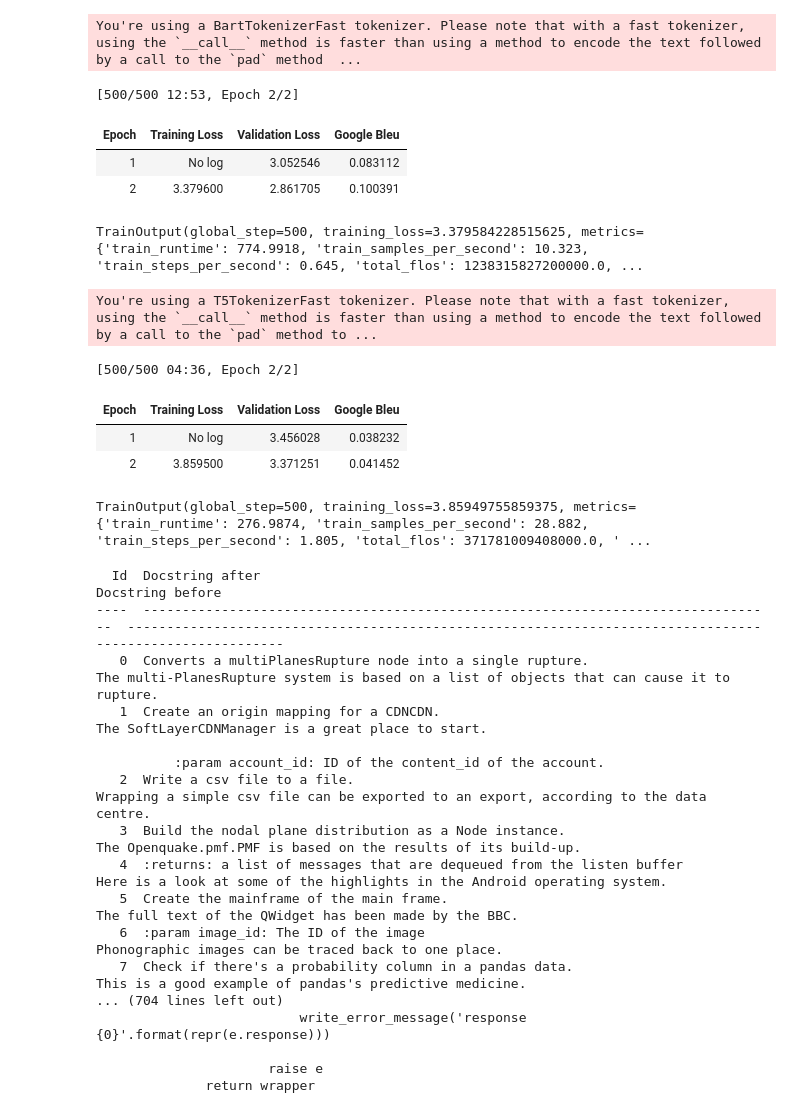
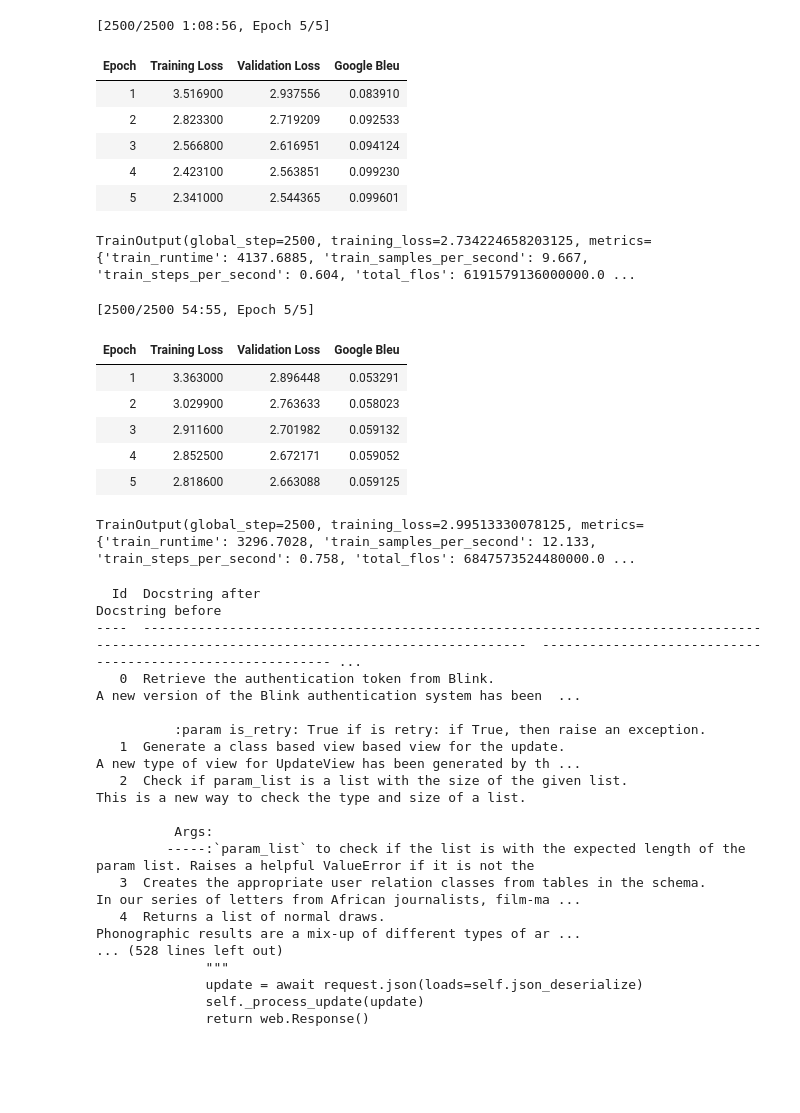
Before and after one commit to onemec/CS4120-final-project, a Jupyter notebook: main.ipynb, the cells around one changed output. Cells and saved outputs as stored; diff of their text form; code cells hidden in the pictures; blank space fills up the shorter version.

```diff
--- a/main.ipynb
+++ b/main.ipynb
@@ -28,17 +28,17 @@ from transformers import AutoModelForSeq2SeqLM, Seq2SeqTrainingArguments, Seq2Se
 
 # Prepare and tokenize dataset
 docstrings_and_code = load_dataset(
-    "code_search_net", name="python", split="train[:5000]"
+    "code_search_net", name="python", split="train[:10000]"
 )
 docstrings_and_code = docstrings_and_code.train_test_split(test_size=0.2)
 # %%
 import re
 
-t5_tokenizer = AutoTokenizer.from_pretrained("google/flan-t5-small")
+t5_tokenizer = AutoTokenizer.from_pretrained("google/flan-t5-base")
 bart_tokenizer = AutoTokenizer.from_pretrained("sshleifer/distilbart-xsum-12-3")
 
 
-def remove_docstrings(text: list[str]) -> list[str]:
+def remove_docstrings(text):
     return [re.sub(r"(['\"]{3}).*?\1", "", t, flags=re.DOTALL) for t in text]
 
 
@@ -124,41 +124,43 @@ def compute_metrics_t5(eval_preds):
 # %%
 # Load pretrained model and evaluate model after each epoch
 model_bart = AutoModelForSeq2SeqLM.from_pretrained("sshleifer/distilbart-xsum-12-3")
 data_collator_bart = DataCollatorForSeq2Seq(tokenizer=bart_tokenizer, model=model_bart)
 
 training_args_bart = Seq2SeqTrainingArguments(
     output_dir="./results_bart",
     evaluation_strategy="epoch",
     learning_rate=2e-5,
     per_device_train_batch_size=16,
     per_device_eval_batch_size=4,
     weight_decay=0.01,
     save_total_limit=3,
-    num_train_epochs=2,
+    num_train_epochs=5,
     predict_with_generate=True,
 )
 
 trainer_bart = Seq2SeqTrainer(
     model=model_bart,
     args=training_args_bart,
     train_dataset=tokenized_bart["train"],
     eval_dataset=tokenized_bart["test"],
     tokenizer=bart_tokenizer,
     data_collator=data_collator_bart,
     compute_metrics=compute_metrics_bart,
 )
 
 trainer_bart.train()
 # %% [output]
-You're using a BartTokenizerFast tokenizer. Please note that with a fast tokenizer, using the `__call__` method is faster than using a method to encode the text followed by a call to the `pad` method  ...
+[2500/2500 1:08:56, Epoch 5/5]
+| Epoch | Training Loss | Validation Loss | Google Bleu |
+| 1 | 3.516900 | 2.937556 | 0.083910 |
+| 2 | 2.823300 | 2.719209 | 0.092533 |
+| 3 | 2.566800 | 2.616951 | 0.094124 |
+| 4 | 2.423100 | 2.563851 | 0.099230 |
+| 5 | 2.341000 | 2.544365 | 0.099601 |
-[500/500 12:53, Epoch 2/2]
+TrainOutput(global_step=2500, training_loss=2.734224658203125, metrics={'train_runtime': 4137.6885, 'train_samples_per_second': 9.667, 'train_steps_per_second': 0.604, 'total_flos': 6191579136000000.0 ...
-| Epoch | Training Loss | Validation Loss | Google Bleu |
-| 1 | No log | 3.052546 | 0.083112 |
-| 2 | 3.379600 | 2.861705 | 0.100391 |
-TrainOutput(global_step=500, training_loss=3.379584228515625, metrics={'train_runtime': 774.9918, 'train_samples_per_second': 10.323, 'train_steps_per_second': 0.645, 'total_flos': 1238315827200000.0, ...
 # %%
 # (Same thing for T5) Also train and evaluate the model
-model_t5 = AutoModelForSeq2SeqLM.from_pretrained("google/flan-t5-small")
+model_t5 = AutoModelForSeq2SeqLM.from_pretrained("google/flan-t5-base")
 data_collator_t5 = DataCollatorForSeq2Seq(tokenizer=t5_tokenizer, model=model_t5)
 
 training_args_t5 = Seq2SeqTrainingArguments(
@@ -169,7 +171,7 @@ training_args_t5 = Seq2SeqTrainingArguments(
     per_device_eval_batch_size=4,
     weight_decay=0.01,
     save_total_limit=3,
-    num_train_epochs=2,
+    num_train_epochs=5,
     predict_with_generate=True,
 )
 
@@ -185,12 +187,14 @@ trainer_t5 = Seq2SeqTrainer(
 
 trainer_t5.train()
 # %% [output]
-You're using a T5TokenizerFast tokenizer. Please note that with a fast tokenizer, using the `__call__` method is faster than using a method to encode the text followed by a call to the `pad` method to ...
+[2500/2500 54:55, Epoch 5/5]
+| Epoch | Training Loss | Validation Loss | Google Bleu |
+| 1 | 3.363000 | 2.896448 | 0.053291 |
+| 2 | 3.029900 | 2.763633 | 0.058023 |
+| 3 | 2.911600 | 2.701982 | 0.059132 |
+| 4 | 2.852500 | 2.672171 | 0.059052 |
+| 5 | 2.818600 | 2.663088 | 0.059125 |
-[500/500 04:36, Epoch 2/2]
+TrainOutput(global_step=2500, training_loss=2.99513330078125, metrics={'train_runtime': 3296.7028, 'train_samples_per_second': 12.133, 'train_steps_per_second': 0.758, 'total_flos': 6847573524480000.0 ...
-| Epoch | Training Loss | Validation Loss | Google Bleu |
-| 1 | No log | 3.456028 | 0.038232 |
-| 2 | 3.859500 | 3.371251 | 0.041452 |
-TrainOutput(global_step=500, training_loss=3.85949755859375, metrics={'train_runtime': 276.9874, 'train_samples_per_second': 28.882, 'train_steps_per_second': 1.805, 'total_flos': 371781009408000.0, ' ...
 # %%
 def compare(test_samples, model, tokenizer):
     inputs = tokenizer(
@@ -240,20 +244,20 @@ print(
     tabulate(list(enumerate(test_samples["func_code_string"])), headers=["Id", "Code"])
 )
 # %% [output]
-  Id  Docstring after                                                                    Docstring before
-----  ---------------------------------------------------------------------------------  ---------------------------------------------------------------------------------------------------------
-   0  Converts a multiPlanesRupture node into a single rupture.                          The multi-PlanesRupture system is based on a list of objects that can cause it to rupture.
-   1  Create an origin mapping for a CDNCDN.                                             The SoftLayerCDNManager is a great place to start.
+  Id  Docstring after                                                                                                                         Docstring before
+----  --------------------------------------------------------------------------------------------------------------------------------------  ---------------------------------------------------------- ...
+   0  Retrieve the authentication token from Blink.                                                                                           A new version of the Blink authentication system has been  ...
 
-          :param account_id: ID of the content_id of the account.
-   2  Write a csv file to a file.                                                        Wrapping a simple csv file can be exported to an export, according to the data centre.
-   3  Build the nodal plane distribution as a Node instance.                             The Openquake.pmf.PMF is based on the results of its build-up.
-   4  :returns: a list of messages that are dequeued from the listen buffer              Here is a look at some of the highlights in the Android operating system.
-   5  Create the mainframe of the main frame.                                            The full text of the QWidget has been made by the BBC.
-   6  :param image_id: The ID of the image                                               Phonographic images can be traced back to one place.
-   7  Check if there's a probability column in a pandas data.                            This is a good example of pandas's predictive medicine.
-... (704 lines left out)
-                          write_error_message('response {0}'.format(repr(e.response)))
+          :param is_retry: True if is retry: if True, then raise an exception.
+   1  Generate a class based view based view for the update.                                                                                  A new type of view for UpdateView has been generated by th ...
+   2  Check if param_list is a list with the size of the given list.                                                                          This is a new way to check the type and size of a list.
 
-                      raise e
-              return wrapper
+          Args:
+         -----:`param_list` to check if the list is with the expected length of the param list. Raises a helpful ValueError if it is not the
+   3  Creates the appropriate user relation classes from tables in the schema.                                                                In our series of letters from African journalists, film-ma ...
+   4  Returns a list of normal draws.                                                                                                         Phonographic results are a mix-up of different types of ar ...
+... (528 lines left out)
+              """
+              update = await request.json(loads=self.json_deserialize)
+              self._process_update(update)
+              return web.Response()
```
Also changed, not shown: parts of 2 cells of this notebook.
